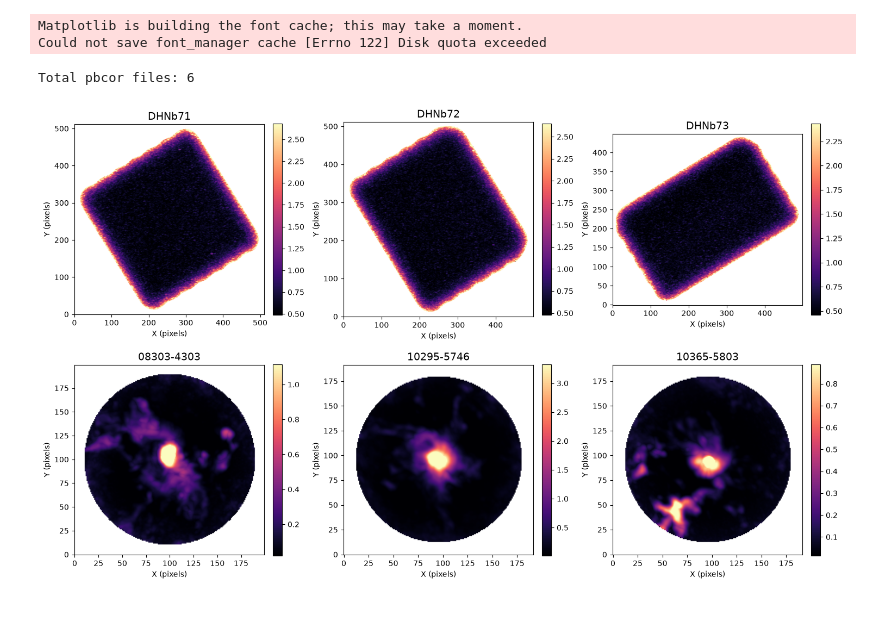
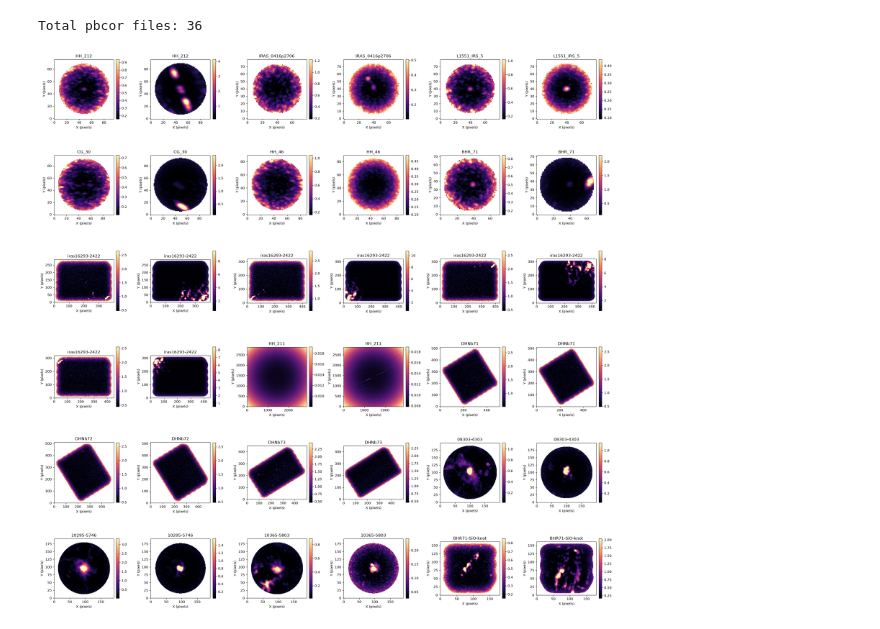
Before and after one commit to kaurs14/Machine-Learning-Project, a Jupyter notebook: Astromorph_project/Moment8_maps.ipynb, the cells around one changed output. Cells and saved outputs as stored; diff of their text form; code cells hidden in the pictures.

```diff
--- a/Astromorph_project/Moment8_maps.ipynb
+++ b/Astromorph_project/Moment8_maps.ipynb
@@ -12,46 +12,45 @@ pbcor_files = sorted(final_dir.glob("*pbcor*.fits"))
 
 print("Total pbcor files:", len(pbcor_files))
 
-# Create 2x2 grid
-fig, axes = plt.subplots(2, 3, figsize=(15, 9))
+# create 6X6 grid
+fig, axes = plt.subplots(6, 6, figsize=(24, 24))
 axes = axes.flatten()
 
-for i, f in enumerate(pbcor_files[:6]):
+for i, f in enumerate(pbcor_files[:36]):
 
     # Read FITS cube
     data = fits.getdata(f)
 
     # Remove singleton dimensions if present
     data = np.squeeze(data)
 
     # Create moment 8 map (maximum intensity)
     moment8 = np.nanmax(data, axis=0)
 
     # Plot moment 8 map
     im = axes[i].imshow(
         moment8,
         origin="lower",
         cmap="magma",
         vmin=np.nanpercentile(moment8, 5),
         vmax=np.nanpercentile(moment8, 99)
     )
 
-    source_name = f.name.split("_")[5].split(".")[1]
+    source_name = f.name.split("_sci")[0].split(".")[-1]
     #print(source_name)
-    axes[i].set_title(source_name, fontsize=14)
+    axes[i].set_title(source_name, fontsize=12)
     axes[i].set_xlabel("X (pixels)")
     axes[i].set_ylabel("Y (pixels)")
 
     plt.colorbar(im, ax=axes[i], fraction=0.046, pad=0.04)
 
 # Hide unused panels
-for j in range(len(pbcor_files[:6]), 6):
+for j in range(len(pbcor_files[:36]), 36):
     axes[j].axis("off")
 
 plt.tight_layout()
+plt.savefig("Moment8_maps_36")
 plt.show()
 # %% [output]
-Matplotlib is building the font cache; this may take a moment.
-Could not save font_manager cache [Errno 122] Disk quota exceeded
+Total pbcor files: 36
-Total pbcor files: 6
-[figure, old version]
+[figure, new version]
```
Also changed, not shown: 1 other file.
